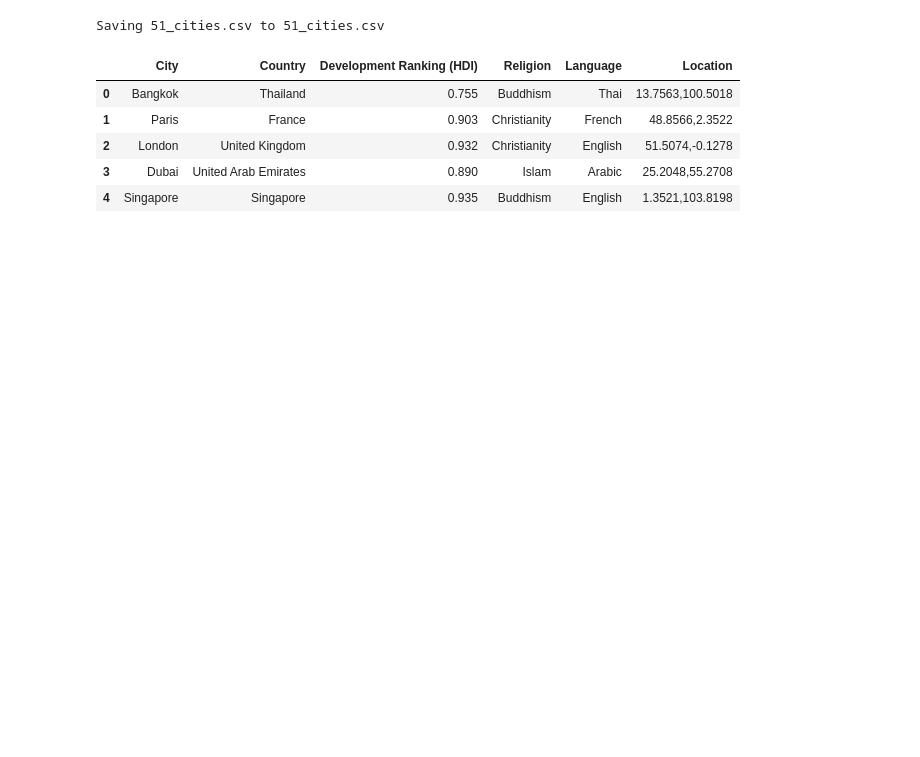
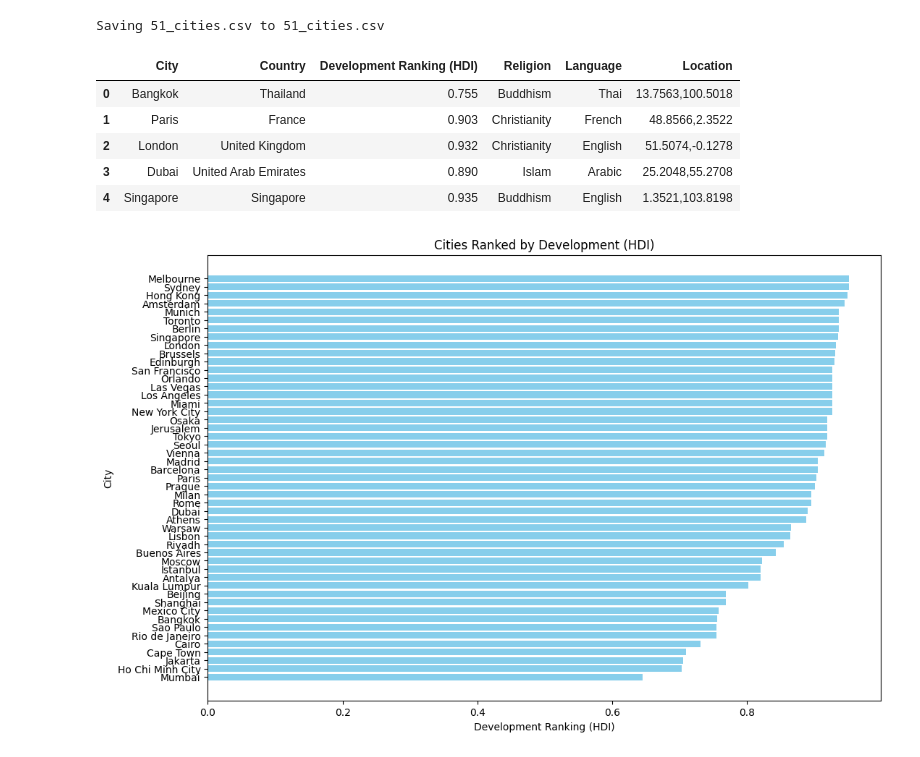
Before and after one commit to tomerud/EstiMate, a Jupyter notebook: cities_jup.ipynb, the cells around one changed output. Saved outputs shown, nothing was run; the diff lists cells and outputs as text; code cells hidden in the pictures; blank space fills up the shorter version.

```diff
--- a/cities_jup.ipynb
+++ b/cities_jup.ipynb
@@ -37,3 +37,20 @@ cities_df.head()
 | 2 | London | United Kingdom | 0.932 | Christianity | English | 51.5074,-0.1278 |
 | 3 | Dubai | United Arab Emirates | 0.890 | Islam | Arabic | 25.2048,55.2708 |
 | 4 | Singapore | Singapore | 0.935 | Buddhism | English | 1.3521,103.8198 |
+# %%
+import matplotlib.pyplot as plt
+
+# Sort cities by Development Ranking (HDI) in descending order
+# Ensure you replace 'Development Ranking (HDI)' with the exact column name if it differs
+cities_df_sorted = cities_df.sort_values(by='Development Ranking (HDI)', ascending=False)
+
+# Plotting the bar chart
+plt.figure(figsize=(12, 8))
+plt.barh(cities_df_sorted['City'], cities_df_sorted['Development Ranking (HDI)'], color='skyblue')
+plt.xlabel("Development Ranking (HDI)")
+plt.ylabel("City")
+plt.title("Cities Ranked by Development (HDI)")
+plt.gca().invert_yaxis()  # Invert y-axis to have the highest ranking at the top
+plt.show()
+# %% [output]
+[figure, added]
```
